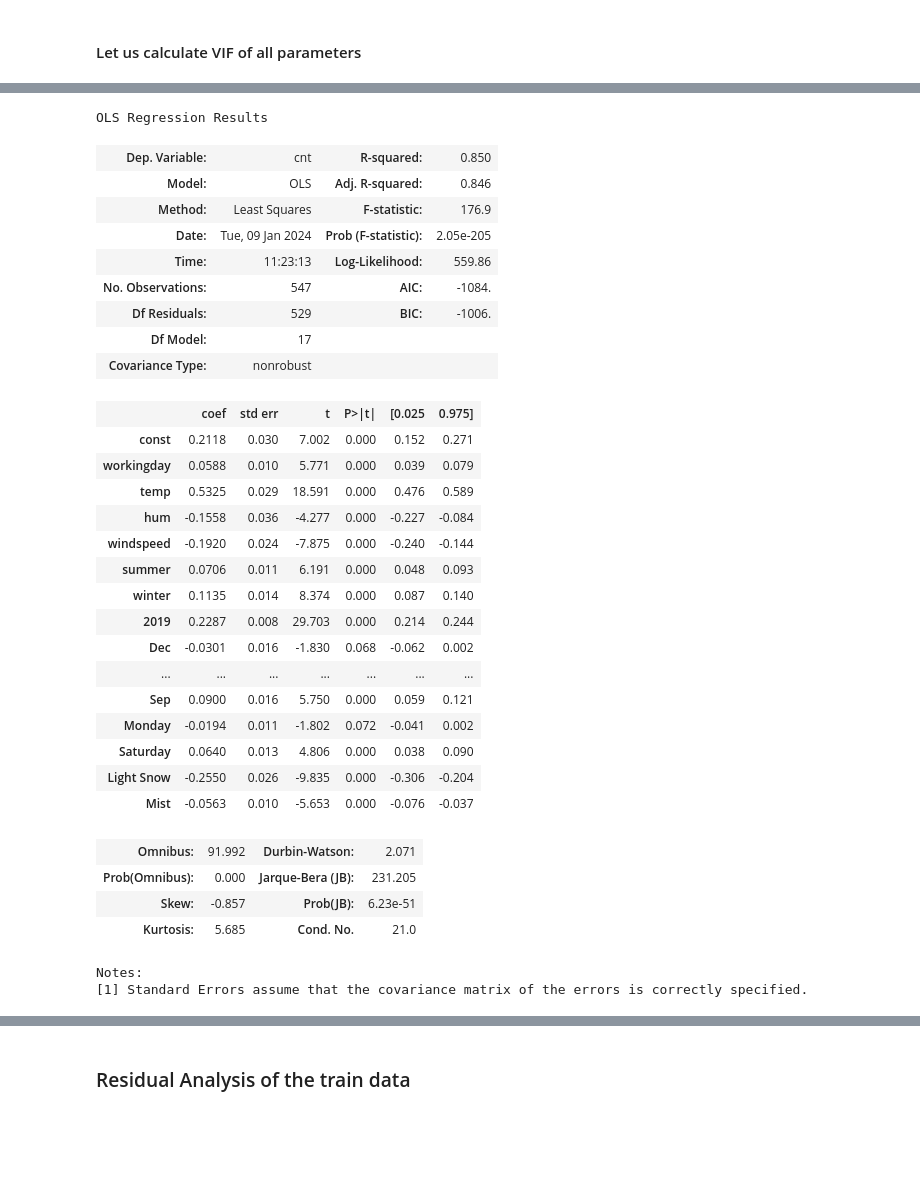
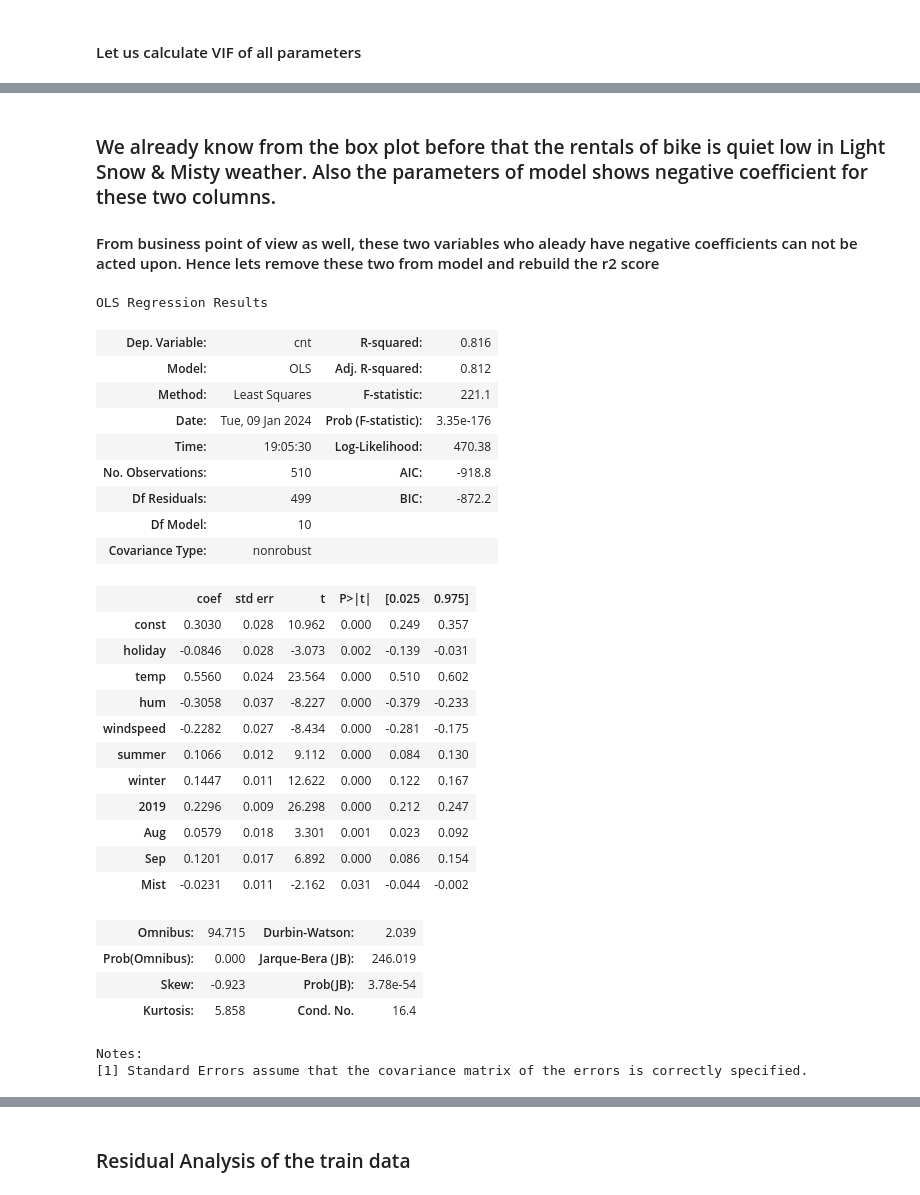
Before and after one commit to rasikasonar/Upgrad_BikeSharingLRAssignment, a Jupyter notebook: Bike_sharing_assignment_LR.ipynb, the cells around one changed output, grey strips where cells are left out. Drawn from its saved outputs; the diff is of its cells as text; code cells hidden in the pictures; blank space fills up the shorter version.

```diff
--- a/Bike_sharing_assignment_LR.ipynb
+++ b/Bike_sharing_assignment_LR.ipynb
@@ -772,5 +781,5 @@ vif
 # %%
-X_train_9 = X_train_8.drop(columns="Mar")
+X_train_9 = X_train_8.drop(columns="Feb")
 X_train_sm = sm.add_constant(X_train_9)
 lm1 = sm.OLS(y_train, X_train_sm).fit()
 lm1.summary()
@@ -835,5 +844,5 @@ vif
 # %%
-X_train_10 = X_train_9.drop(columns="Wednesday")
+X_train_10 = X_train_9.drop(columns="Dec")
 X_train_sm = sm.add_constant(X_train_10)
 lm1 = sm.OLS(y_train, X_train_sm).fit()
 lm1.summary()
@@ -898,5 +905,5 @@ vif
 # %%
-X_train_11 = X_train_10.drop(columns="Thursday")
+X_train_11 = X_train_10.drop(columns="Nov")
 X_train_sm = sm.add_constant(X_train_11)
 lm1 = sm.OLS(y_train, X_train_sm).fit()
 lm1.summary()
@@ -961,5 +964,5 @@ vif
 # %%
-X_train_12 = X_train_11.drop(columns="Jun")
+X_train_12 = X_train_11.drop(columns="Jan")
 X_train_sm = sm.add_constant(X_train_12)
 lm1 = sm.OLS(y_train, X_train_sm).fit()
 lm1.summary()
@@ -1024,38 +1019,37 @@ vif
+# %% [markdown]
+### We already know from the box plot before that the rentals of bike is quiet low in Light Snow & Misty weather. Also the parameters of model shows negative coefficient for these two columns.
+#### From business point of view as well, these two variables who aleady have negative coefficients can not be acted upon. Hence lets remove these two from model and rebuild the r2 score
 # %%
-X_train_13 = X_train_12.drop(columns="Tuesday")
+X_train_13 = X_train_12.drop(columns="Light Snow")
 X_train_sm = sm.add_constant(X_train_13)
 lm1 = sm.OLS(y_train, X_train_sm).fit()
 lm1.summary()
 # %% [output]
 OLS Regression Results
-| Dep. Variable: | cnt | R-squared: | 0.850 |
-| Model: | OLS | Adj. R-squared: | 0.846 |
-| Method: | Least Squares | F-statistic: | 176.9 |
-| Date: | Tue, 09 Jan 2024 | Prob (F-statistic): | 2.05e-205 |
-| Time: | 11:23:13 | Log-Likelihood: | 559.86 |
-| No. Observations: | 547 | AIC: | -1084. |
-| Df Residuals: | 529 | BIC: | -1006. |
-| Df Model: | 17 |  |  |
+| Dep. Variable: | cnt | R-squared: | 0.816 |
+| Model: | OLS | Adj. R-squared: | 0.812 |
+| Method: | Least Squares | F-statistic: | 221.1 |
+| Date: | Tue, 09 Jan 2024 | Prob (F-statistic): | 3.35e-176 |
+| Time: | 19:05:30 | Log-Likelihood: | 470.38 |
+| No. Observations: | 510 | AIC: | -918.8 |
+| Df Residuals: | 499 | BIC: | -872.2 |
+| Df Model: | 10 |  |  |
 | Covariance Type: | nonrobust |  |  |
 |  | coef | std err | t | P>|t| | [0.025 | 0.975] |
-| const | 0.2118 | 0.030 | 7.002 | 0.000 | 0.152 | 0.271 |
-| workingday | 0.0588 | 0.010 | 5.771 | 0.000 | 0.039 | 0.079 |
-| temp | 0.5325 | 0.029 | 18.591 | 0.000 | 0.476 | 0.589 |
-| hum | -0.1558 | 0.036 | -4.277 | 0.000 | -0.227 | -0.084 |
-| windspeed | -0.1920 | 0.024 | -7.875 | 0.000 | -0.240 | -0.144 |
-| summer | 0.0706 | 0.011 | 6.191 | 0.000 | 0.048 | 0.093 |
-| winter | 0.1135 | 0.014 | 8.374 | 0.000 | 0.087 | 0.140 |
-| 2019 | 0.2287 | 0.008 | 29.703 | 0.000 | 0.214 | 0.244 |
-| Dec | -0.0301 | 0.016 | -1.830 | 0.068 | -0.062 | 0.002 |
-| ... | ... | ... | ... | ... | ... | ... |
-| Sep | 0.0900 | 0.016 | 5.750 | 0.000 | 0.059 | 0.121 |
-| Monday | -0.0194 | 0.011 | -1.802 | 0.072 | -0.041 | 0.002 |
-| Saturday | 0.0640 | 0.013 | 4.806 | 0.000 | 0.038 | 0.090 |
-| Light Snow | -0.2550 | 0.026 | -9.835 | 0.000 | -0.306 | -0.204 |
-| Mist | -0.0563 | 0.010 | -5.653 | 0.000 | -0.076 | -0.037 |
+| const | 0.3030 | 0.028 | 10.962 | 0.000 | 0.249 | 0.357 |
+| holiday | -0.0846 | 0.028 | -3.073 | 0.002 | -0.139 | -0.031 |
+| temp | 0.5560 | 0.024 | 23.564 | 0.000 | 0.510 | 0.602 |
+| hum | -0.3058 | 0.037 | -8.227 | 0.000 | -0.379 | -0.233 |
+| windspeed | -0.2282 | 0.027 | -8.434 | 0.000 | -0.281 | -0.175 |
+| summer | 0.1066 | 0.012 | 9.112 | 0.000 | 0.084 | 0.130 |
+| winter | 0.1447 | 0.011 | 12.622 | 0.000 | 0.122 | 0.167 |
+| 2019 | 0.2296 | 0.009 | 26.298 | 0.000 | 0.212 | 0.247 |
+| Aug | 0.0579 | 0.018 | 3.301 | 0.001 | 0.023 | 0.092 |
+| Sep | 0.1201 | 0.017 | 6.892 | 0.000 | 0.086 | 0.154 |
+| Mist | -0.0231 | 0.011 | -2.162 | 0.031 | -0.044 | -0.002 |
-| Omnibus: | 91.992 | Durbin-Watson: | 2.071 |
-| Prob(Omnibus): | 0.000 | Jarque-Bera (JB): | 231.205 |
-| Skew: | -0.857 | Prob(JB): | 6.23e-51 |
-| Kurtosis: | 5.685 | Cond. No. | 21.0 |
+| Omnibus: | 94.715 | Durbin-Watson: | 2.039 |
+| Prob(Omnibus): | 0.000 | Jarque-Bera (JB): | 246.019 |
+| Skew: | -0.923 | Prob(JB): | 3.78e-54 |
+| Kurtosis: | 5.858 | Cond. No. | 16.4 |
 Notes:
 [1] Standard Errors assume that the covariance matrix of the errors is correctly specified.
```
Also changed, not shown: parts of 83 cells of this notebook.
